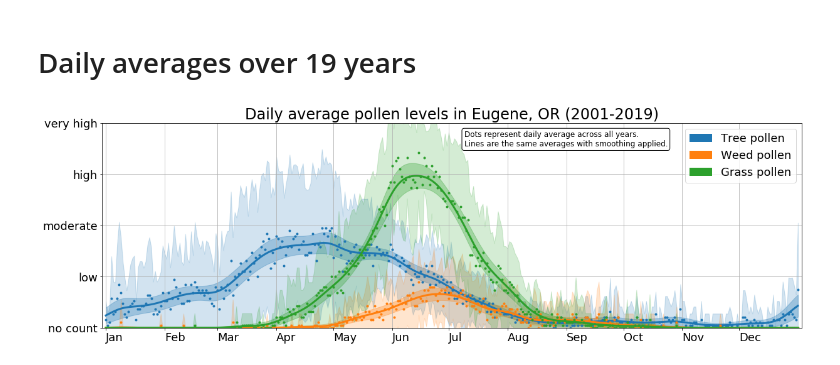
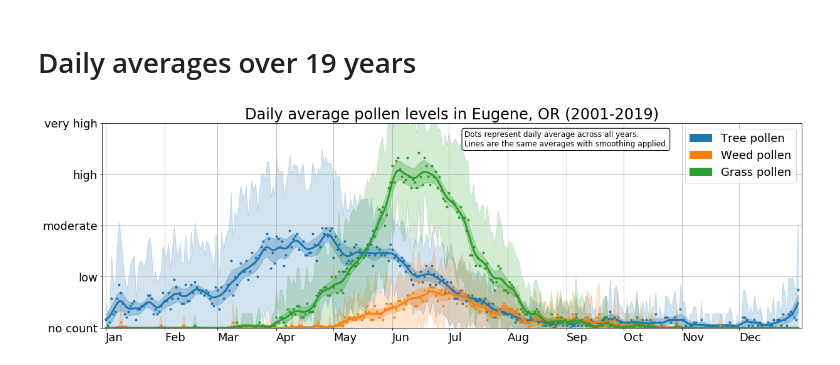
Before and after one commit to pdqnguyen/allergy, a Jupyter notebook: analysis.ipynb, the cells around one changed output. Drawn from its saved outputs; the diff is of its cells as text; code cells hidden in the pictures.

```diff
--- a/analysis.ipynb
+++ b/analysis.ipynb
@@ -61,7 +74,7 @@ fig, ax = plt.subplots(3, 1, figsize=(20, 15))
 fig.suptitle("Pollen levels in Eugene, OR (2001-2019)", y=0.95, fontsize=30)
 for i, col in enumerate(cols):
     values = df[col]
-    values_smooth, _ = gsmooth(df[col].values, w=30)
+    values_smooth, _ = gsmooth(df[col].values, w=5)
     x = (df.index - df.index[0]).days
     ax[i].plot(x, values, '.')
     ax[i].plot(x, values_smooth, '-')
@@ -107,0 +137,12 @@ fig.show()
+# %%
+fig, ax = plt.subplots(1, 1, figsize=(15, 6))
+for i, col in enumerate(cols):
+    ax.plot(pv[col].max(0), label=col_labels[col])
+    ax.tick_params(labelsize=14)
+    ax.set_xticks(years)
+    ax.set_yticks(range(len(pollen_levels)))
+    ax.set_yticklabels(pollen_levels)
+    ax.set_ylim(-0.1, 4.5)
+    ax.grid()
+    ax.legend(bbox_to_anchor=(1, 1), fontsize=20)
+plt.show()
@@ -107,0 +250,24 @@ fig.show()
+# %%
+# fig, ax = plt.subplots(len(cols), 1, figsize=(15, 15))
+# fig.suptitle("Yearly pollen level trends for Eugene, OR (2001-2019)", y=0.95, fontsize=30)
+years = np.unique(df.index.year)
+for i, col in enumerate(cols):
+    for year in years:
+        series = df[col][df.index.year == year]
+        x = series.index.dayofyear
+        print(year, np.sum(series > 2))
+#         y, yerr = gsmooth(series.values , w=30, pad=0)
+#         ax[i].plot(x, y, label=year)
+#     ax[i].set_title(col_labels[col], y=0.95, bbox=dict(boxstyle='round', facecolor='w'), size=20)
+#     ax[i].tick_params(labelsize=14)
+#     ax[i].set_xticks(monthstartdays)
+#     ax[i].set_xticklabels(months, ha='left')
+#     ax[i].set_yticks(range(len(pollen_levels)))
+#     ax[i].set_yticklabels(pollen_levels)
+#     ax[i].set_xlim(-1, 365)
+#     ax[i].set_ylim(-0.1, 4.5)
+#     if i == 0:
+#         ax[i].legend(bbox_to_anchor=(1, 1), fontsize=20)
+#     ax[i].grid()
+# # fig.savefig('plots/eug-or-monthly.png')
+# fig.show()
@@ -109,7 +293,7 @@ fig.show()
 # Daily averages over 19 years
 # %%
 pv = pd.pivot_table(df, index=df.index.dayofyear, columns=df.index.year, values=cols, aggfunc='mean')
-w = 30
+w = 10
 pad = 10
 fig, ax = plt.subplots(1, 1, figsize=(20, 6))
 means = []
@@ -125,31 +309,31 @@ for col in cols:
     line, = ax.plot([], [])
     color = line.get_color()
     lgd_patches.append(mpatches.Patch(facecolor=color))
     label = col_labels[col] #col[0].upper() + col[1:]
     lgd_labels.append(label)
     ax.plot(days, mean.values, '.', color=color)
     ax.fill_between(x=days, y1=lower_bound, y2=upper_bound, color=color, alpha=0.2)
     mean_boxsmooth, std_boxsmooth = boxsmooth(mean.values, w=w, pad=pad)
     mean_gsmooth, std_gsmooth = gsmooth(mean.values, w=w, pad=pad)
     lower_bound = mean_gsmooth - std_gsmooth
     upper_bound = mean_gsmooth + std_gsmooth
 #     ax.plot(days, mean_boxsmooth, '--', lw=3, color=color)
     ax.plot(days, mean_gsmooth, lw=3, color=color)
     ax.fill_between(x=days, y1=lower_bound, y2=upper_bound, color=color, alpha=0.3)
 ax.set_title('Daily average pollen levels in Eugene, OR (2001-2019)', size=24)
 ax.tick_params(labelsize=18)
 ax.set_xticks(monthstartdays)
 ax.set_xticklabels(months, ha='left')
 ax.set_yticks(range(5))
 ax.set_yticklabels(['no count', 'low', 'moderate', 'high', 'very high'])
 ax.set_xlim(-1, 368)
 ax.set_ylim(0, 4)
 ax.legend(lgd_patches, lgd_labels, bbox_to_anchor=(1, 1), fontsize=18)
 text_str = "Dots represent daily average across all years.\nLines are the same averages with smoothing applied."
 text_bbox = dict(boxstyle='round', facecolor='w')
 ax.text(190, 3.85, text_str, va='top', bbox=text_bbox, size=12)
 ax.grid()
 fig.savefig('plots/eug-or-daily.png')
 fig.show()
 # %% [output]
-[figure, old version]
+[figure, new version]
```
Also changed, not shown: parts of 11 cells of this notebook.
